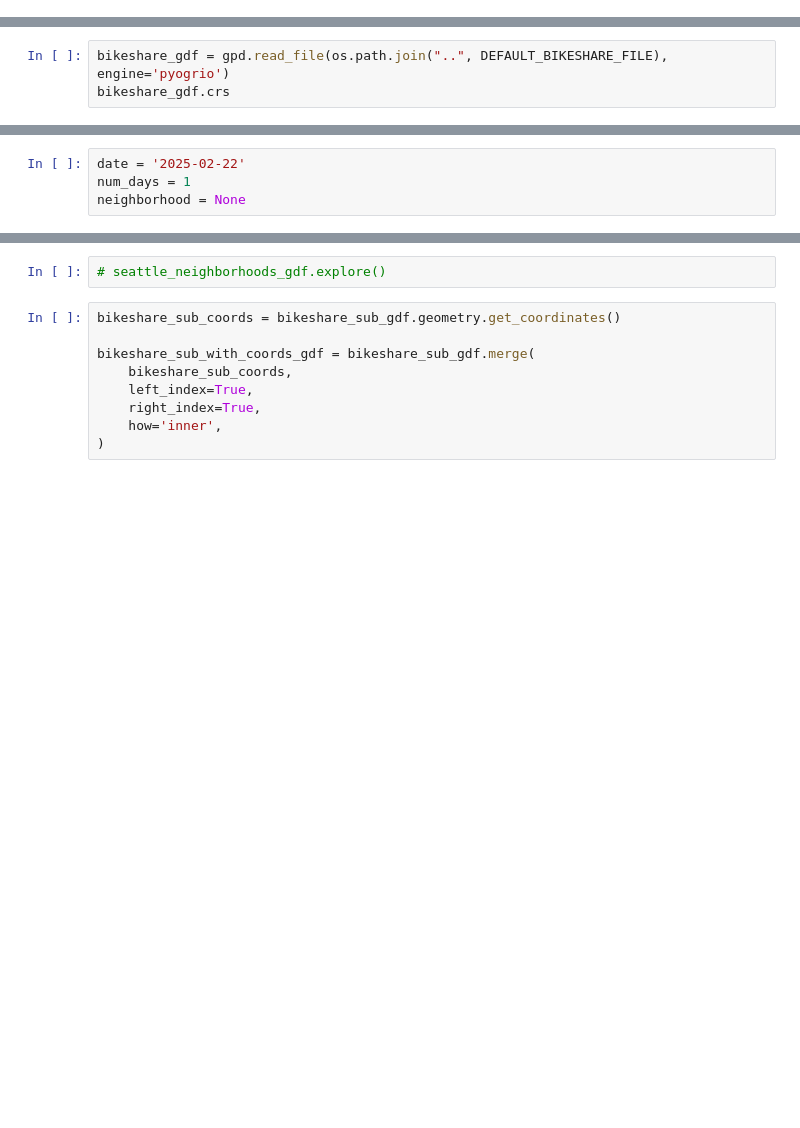
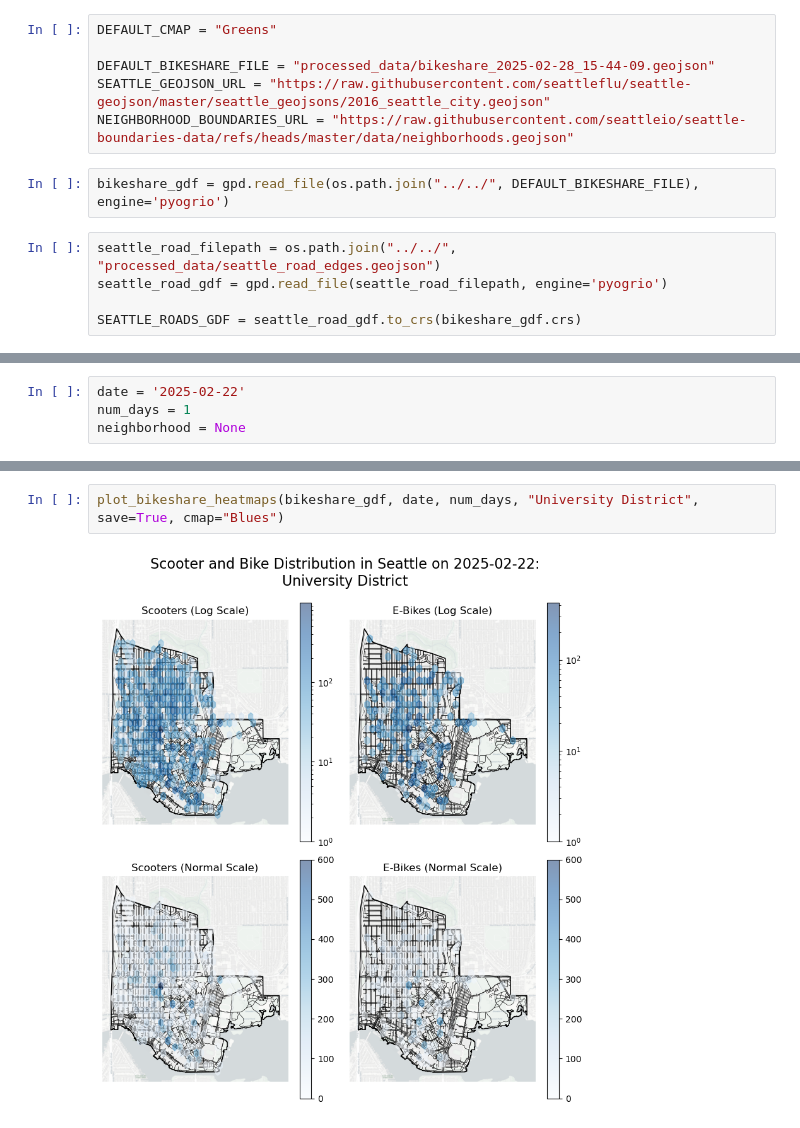
Before and after one commit to UW-GDA/seattle-micromobility, a Jupyter notebook: notebooks/bikeshare/bikeshare_hexbins.ipynb, the cells around one changed output, grey strips where cells are left out. Drawn from its saved outputs; the diff is of its cells as text; blank space fills up the shorter version.

Commit message:
Save the progress on heatmap visualizations.

```diff
--- a/notebooks/bikeshare/bikeshare_hexbins.ipynb
+++ b/notebooks/bikeshare/bikeshare_hexbins.ipynb
@@ -14,3 +14,16 @@ import matplotlib.colors as colors
 from shapely.geometry import Point, Polygon
 import xyzservices.providers as xyz
 import contextily as ctx
+# %%
+DEFAULT_CMAP = "Greens"
+
+DEFAULT_BIKESHARE_FILE = "processed_data/bikeshare_2025-02-28_15-44-09.geojson"
+SEATTLE_GEOJSON_URL = "https://raw.githubusercontent.com/seattleflu/seattle-geojson/master/seattle_geojsons/2016_seattle_city.geojson"
+NEIGHBORHOOD_BOUNDARIES_URL = "https://raw.githubusercontent.com/seattleio/seattle-boundaries-data/refs/heads/master/data/neighborhoods.geojson"
+# %%
+bikeshare_gdf = gpd.read_file(os.path.join("../../", DEFAULT_BIKESHARE_FILE), engine='pyogrio')
+# %%
+seattle_road_filepath = os.path.join("../../", "processed_data/seattle_road_edges.geojson")
+seattle_road_gdf = gpd.read_file(seattle_road_filepath, engine='pyogrio')
+
+SEATTLE_ROADS_GDF = seattle_road_gdf.to_crs(bikeshare_gdf.crs)
@@ -110,6 +128,3 @@ def filter_bikeshare_system_by_start_date(
     mask = (gdf.datetime >= start_date) & (gdf.datetime < end_time)
 
     return gdf.loc[mask]
-# %%
-bikeshare_gdf = gpd.read_file(os.path.join("..", DEFAULT_BIKESHARE_FILE), engine='pyogrio')
-bikeshare_gdf.crs
@@ -163,11 +348,4 @@ bikeshare_sub_gdf
-# %%
-# seattle_neighborhoods_gdf.explore()
-# %%
-bikeshare_sub_coords = bikeshare_sub_gdf.geometry.get_coordinates()
-
-bikeshare_sub_with_coords_gdf = bikeshare_sub_gdf.merge(
-    bikeshare_sub_coords,
-    left_index=True,
-    right_index=True,
-    how='inner',
-)
+# %%
+plot_bikeshare_heatmaps(bikeshare_gdf, date, num_days, "University District", save=True, cmap="Blues")
+# %% [output]
+[figure, added]
```
Also changed, not shown: parts of 16 cells of this notebook, 6 other files.
